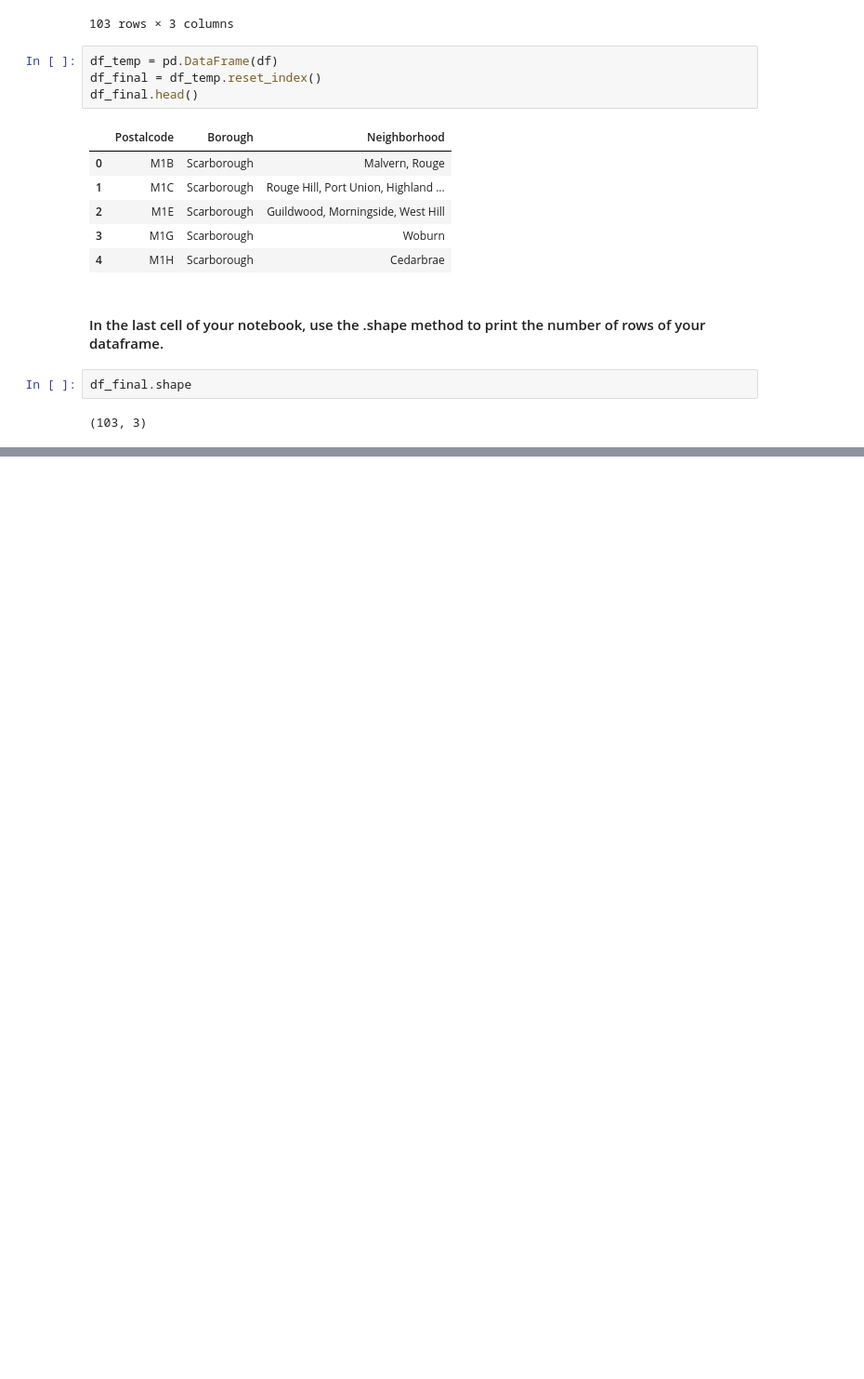
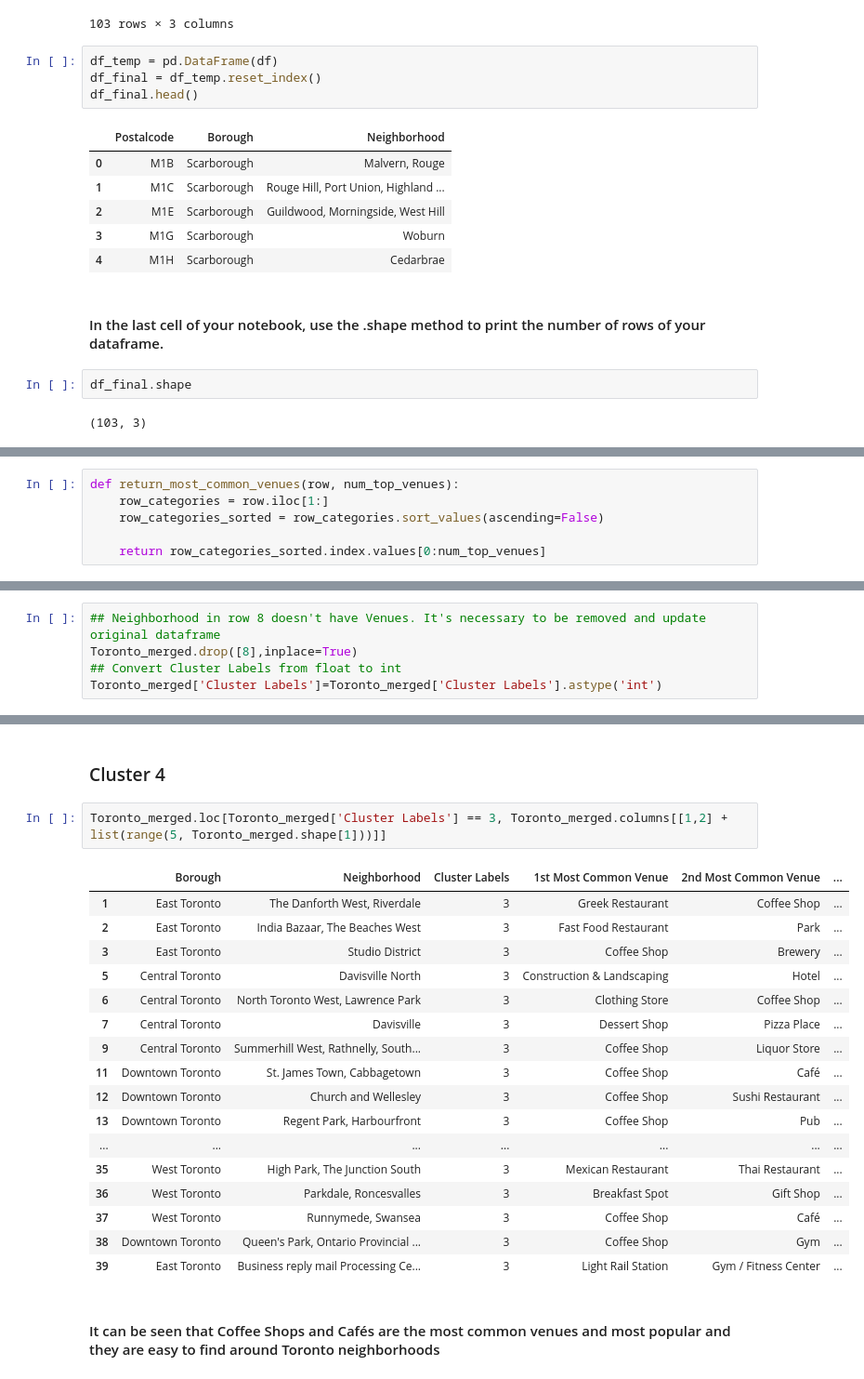
Before and after one commit to JorgeSeabra/capstone-neighborhoods-in-Toronto, a Jupyter notebook: Capstone - Neighborhoods in Toronto.ipynb, the cells around one changed output, grey strips where cells are left out. Shown: that part at 93% size. Drawn from its saved outputs; the diff is of its cells as text; blank space fills up the shorter version.

```diff
--- a/Capstone - Neighborhoods in Toronto.ipynb
+++ b/Capstone - Neighborhoods in Toronto.ipynb
@@ -158,0 +678,6 @@ df_final.shape
+# %%
+def return_most_common_venues(row, num_top_venues):
+    row_categories = row.iloc[1:]
+    row_categories_sorted = row_categories.sort_values(ascending=False)
+
+    return row_categories_sorted.index.values[0:num_top_venues]
@@ -158,0 +759,5 @@ df_final.shape
+# %%
+## Neighborhood in row 8 doesn't have Venues. It's necessary to be removed and update original dataframe
+Toronto_merged.drop([8],inplace=True)
+## Convert Cluster Labels from float to int
+Toronto_merged['Cluster Labels']=Toronto_merged['Cluster Labels'].astype('int')
@@ -158,0 +816,24 @@ df_final.shape
+# %% [markdown]
+### Cluster 4
+# %%
+Toronto_merged.loc[Toronto_merged['Cluster Labels'] == 3, Toronto_merged.columns[[1,2] + list(range(5, Toronto_merged.shape[1]))]]
+# %% [output]
+|  | Borough | Neighborhood | Cluster Labels | 1st Most Common Venue | 2nd Most Common Venue | ... |
+| 1 | East Toronto | The Danforth West, Riverdale | 3 | Greek Restaurant | Coffee Shop | ... |
+| 2 | East Toronto | India Bazaar, The Beaches West | 3 | Fast Food Restaurant | Park | ... |
+| 3 | East Toronto | Studio District | 3 | Coffee Shop | Brewery | ... |
+| 5 | Central Toronto | Davisville North | 3 | Construction & Landscaping | Hotel | ... |
+| 6 | Central Toronto | North Toronto West, Lawrence Park | 3 | Clothing Store | Coffee Shop | ... |
+| 7 | Central Toronto | Davisville | 3 | Dessert Shop | Pizza Place | ... |
+| 9 | Central Toronto | Summerhill West, Rathnelly, South... | 3 | Coffee Shop | Liquor Store | ... |
+| 11 | Downtown Toronto | St. James Town, Cabbagetown | 3 | Coffee Shop | Café | ... |
+| 12 | Downtown Toronto | Church and Wellesley | 3 | Coffee Shop | Sushi Restaurant | ... |
+| 13 | Downtown Toronto | Regent Park, Harbourfront | 3 | Coffee Shop | Pub | ... |
+| ... | ... | ... | ... | ... | ... | ... |
+| 35 | West Toronto | High Park, The Junction South | 3 | Mexican Restaurant | Thai Restaurant | ... |
+| 36 | West Toronto | Parkdale, Roncesvalles | 3 | Breakfast Spot | Gift Shop | ... |
+| 37 | West Toronto | Runnymede, Swansea | 3 | Coffee Shop | Café | ... |
+| 38 | Downtown Toronto | Queen's Park, Ontario Provincial ... | 3 | Coffee Shop | Gym | ... |
+| 39 | East Toronto | Business reply mail Processing Ce... | 3 | Light Rail Station | Gym / Fitness Center | ... |
+# %% [markdown]
+#### It can be seen that Coffee Shops and Cafés are the most common venues and most popular and they are easy to find around Toronto neighborhoods
```
Also changed, not shown: parts of 69 cells of this notebook.
